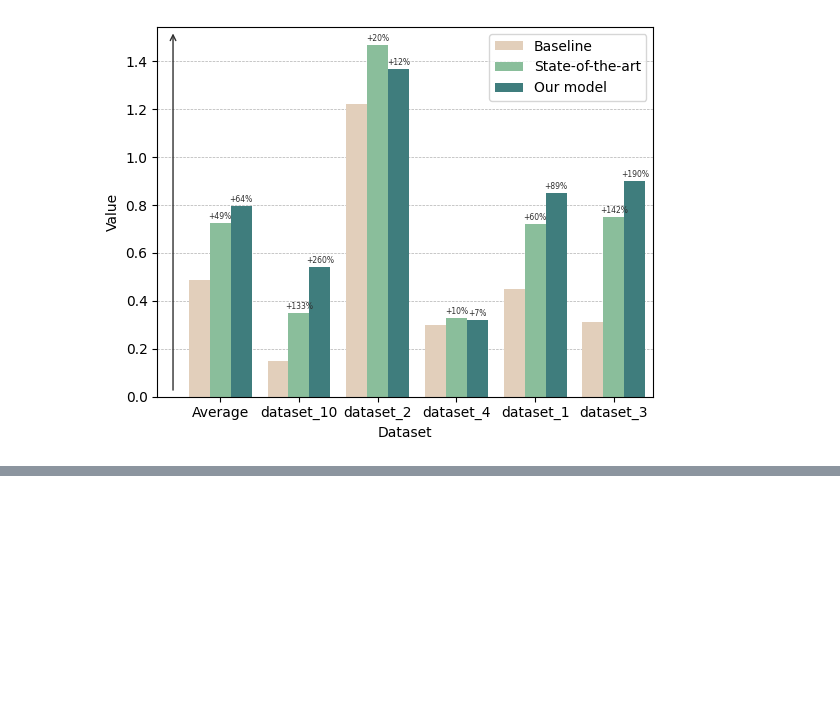
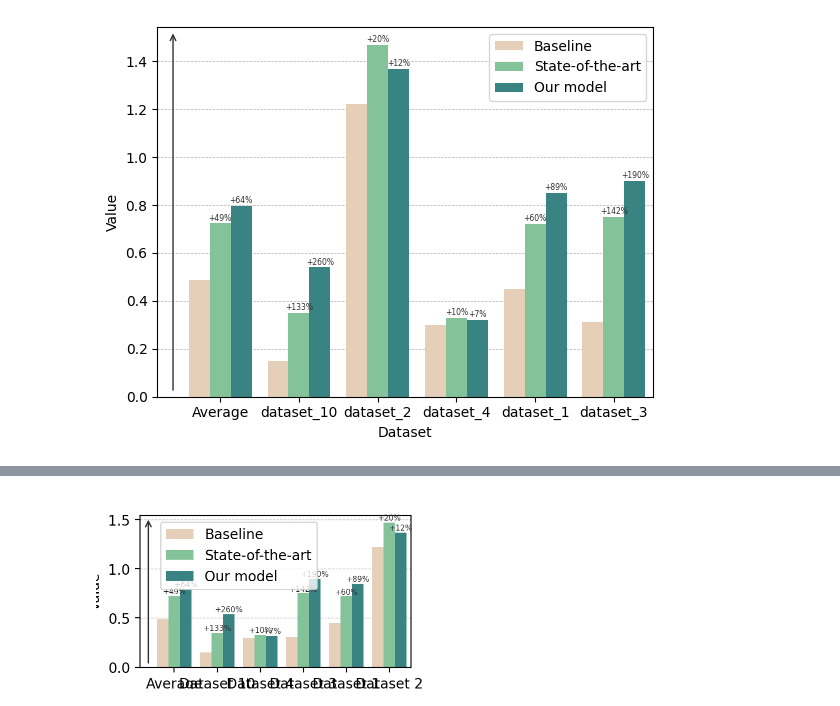
Before and after one commit to AlbertoParravicini/segretini-matplottini, a Jupyter notebook: notebooks/1_getting_started_with_barplots.ipynb, the cells around one changed output, grey strips where cells are left out. Cells and saved outputs as stored; diff of their text form; code cells hidden in the pictures; blank space fills up the shorter version.

```diff
--- a/notebooks/1_getting_started_with_barplots.ipynb
+++ b/notebooks/1_getting_started_with_barplots.ipynb
@@ -728,0 +872,32 @@ plt.show()
+# %%
+# Increase quality of plots in the notebook,
+# and prevent automatic adjustments to the margins;
+from matplotlib_inline.backend_inline import set_matplotlib_formats
+
+set_matplotlib_formats("retina", bbox_inches=None)
+
+# Load the data
+data: pd.DataFrame = load_data()
+
+# Set the width to 3.5 inches. The height is set to have a 16:9 aspect ratio.
+# since we know that the plot benefits more from a wider layout;
+figure_size: tuple[float, float] = (3.5, 3.5 * 9 / 16)
+
+# Create a figure with the specified size;
+plt.rcdefaults()
+fig, ax = plt.subplots(nrows=1, ncols=1, figsize=figure_size)
+
+# Main plot;
+ax = barplot(data=data, palette=palette, ax=ax)
+
+# Move the legend to the top left;
+sns.move_legend(ax, loc="upper left", bbox_to_anchor=(0.05, 1))
+
+# Update the x-axis labels;
+x_tick_labels: list[Text] = ax.get_xticklabels()
+ax.set_xticklabels([x.get_text().replace("_", " ").title() for x in x_tick_labels])
+
+# Show the barplot;
+plt.show()
+# %% [output]
+[figure, added]
```
Also changed, not shown: parts of 24 cells of this notebook, 8 other files.
